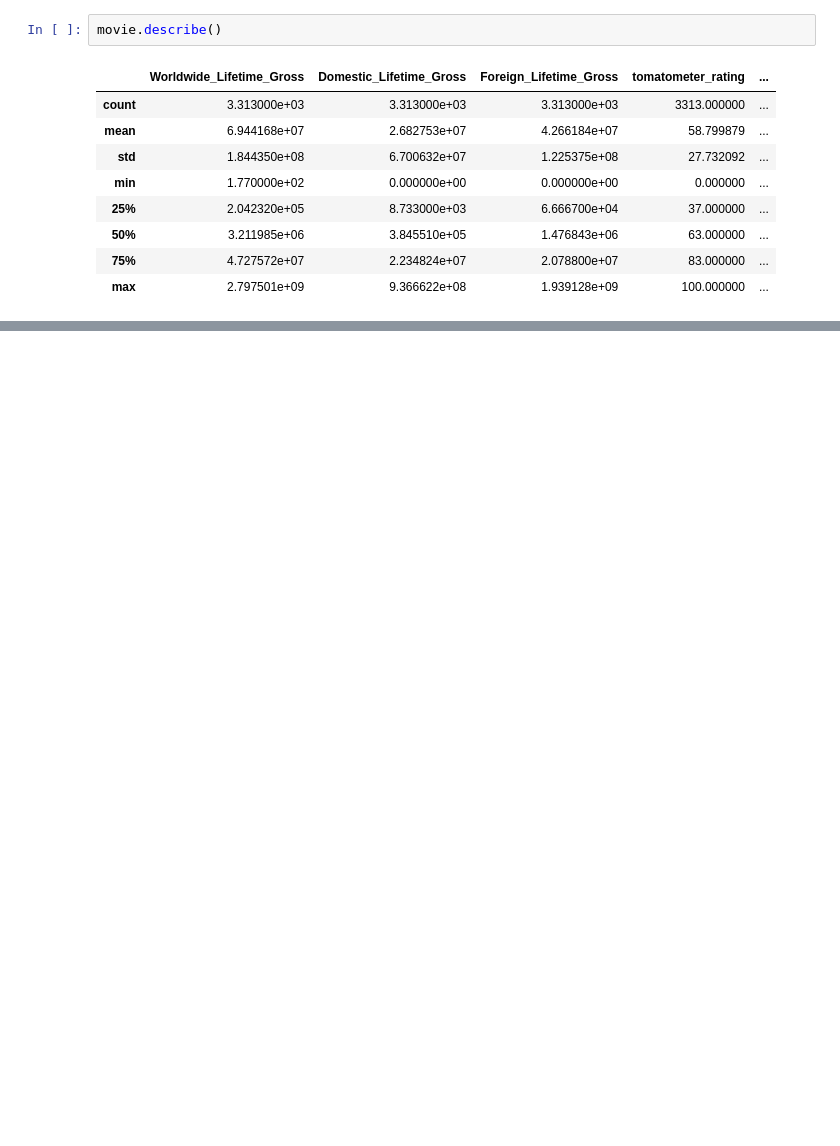
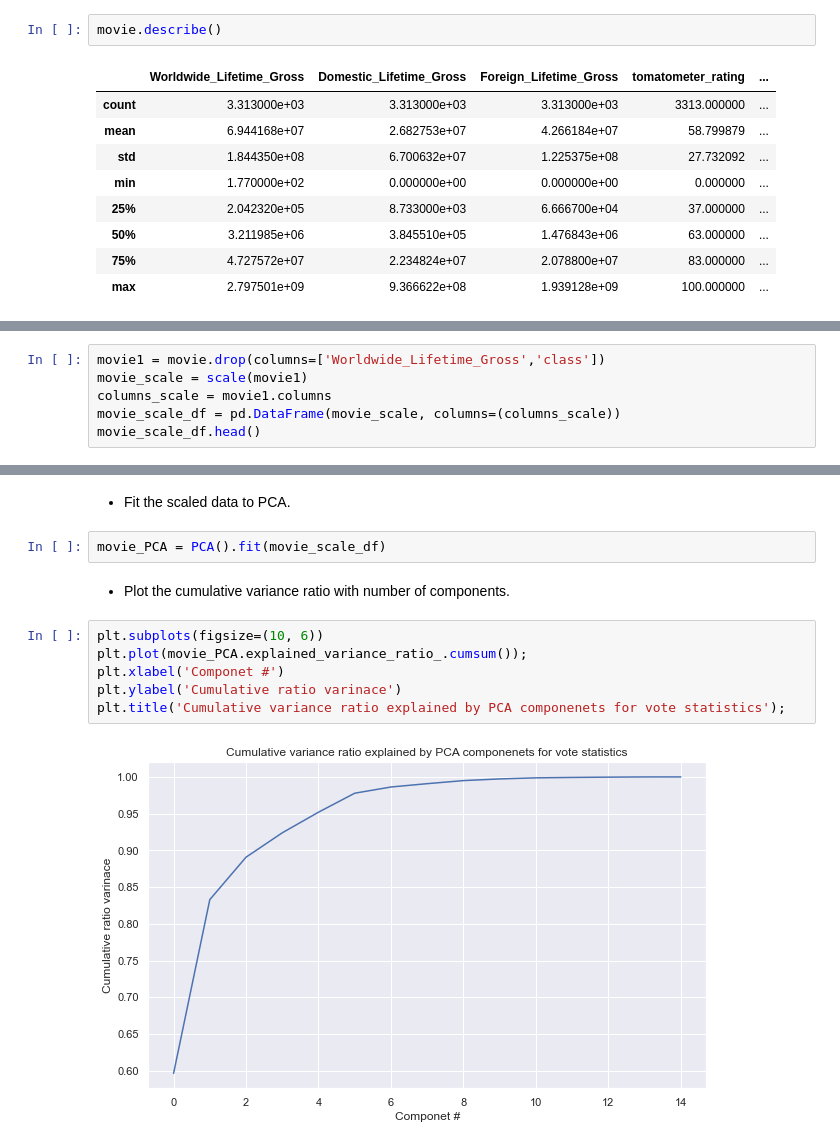
Before and after one commit to AminKafka/Movie-Boxoffice-Prediction-With-Critics-Votes, a Jupyter notebook: notebooks/EDA.ipynb, the cells around one changed output, grey strips where cells are left out. Drawn from its saved outputs; the diff is of its cells as text; blank space fills up the shorter version.

```diff
--- a/notebooks/EDA.ipynb
+++ b/notebooks/EDA.ipynb
@@ -168,0 +217,6 @@ movie1.corr()
+# %%
+movie1 = movie.drop(columns=['Worldwide_Lifetime_Gross','class'])
+movie_scale = scale(movie1)
+columns_scale = movie1.columns
+movie_scale_df = pd.DataFrame(movie_scale, columns=(columns_scale))
+movie_scale_df.head()
@@ -168,0 +230,14 @@ movie1.corr()
+# %% [markdown]
+- Fit the scaled data to PCA.
+# %%
+movie_PCA = PCA().fit(movie_scale_df)
+# %% [markdown]
+- Plot the cumulative variance ratio with number of components.
+# %%
+plt.subplots(figsize=(10, 6))
+plt.plot(movie_PCA.explained_variance_ratio_.cumsum());
+plt.xlabel('Componet #')
+plt.ylabel('Cumulative ratio varinace')
+plt.title('Cumulative variance ratio explained by PCA componenets for vote statistics');
+# %% [output]
+[figure, added]
```
Also changed, not shown: parts of 55 cells of this notebook.
